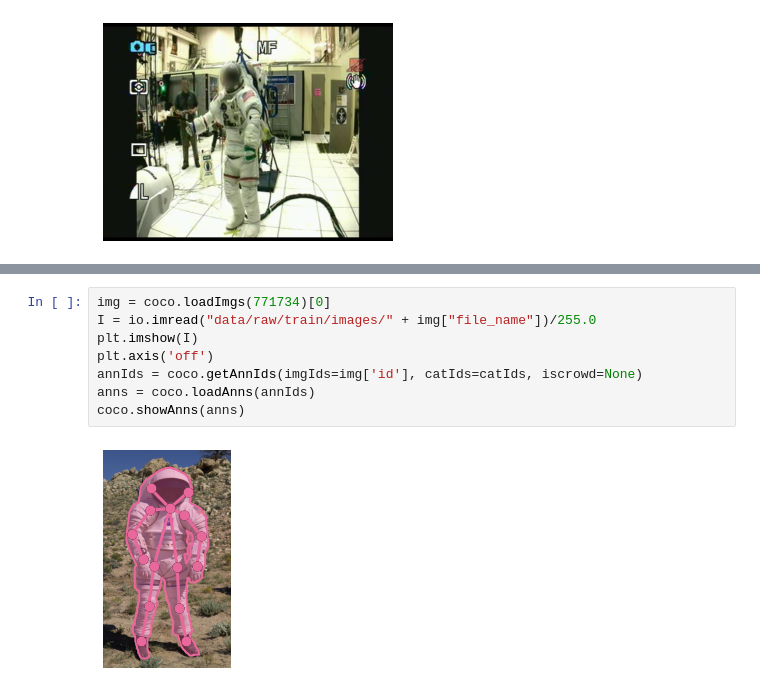
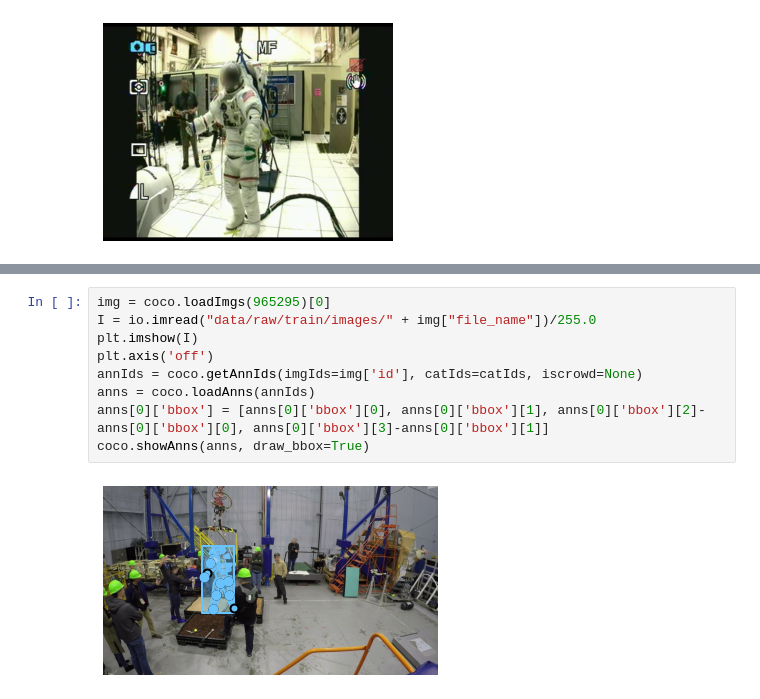
Before and after one commit to rasyidstat/spacesuit, a Jupyter notebook: notebook/00_starter.ipynb, the cells around one changed output, grey strips where cells are left out. Drawn from its saved outputs; the diff is of its cells as text.

Commit message:
Find a way to fix the bbox

```diff
--- a/notebook/00_starter.ipynb
+++ b/notebook/00_starter.ipynb
@@ -282,10 +345,11 @@ coco.showAnns(anns)
 # %%
-img = coco.loadImgs(771734)[0]
+img = coco.loadImgs(965295)[0]
 I = io.imread("data/raw/train/images/" + img["file_name"])/255.0
 plt.imshow(I)
 plt.axis('off')
 annIds = coco.getAnnIds(imgIds=img['id'], catIds=catIds, iscrowd=None)
 anns = coco.loadAnns(annIds)
-coco.showAnns(anns)
+anns[0]['bbox'] = [anns[0]['bbox'][0], anns[0]['bbox'][1], anns[0]['bbox'][2]-anns[0]['bbox'][0], anns[0]['bbox'][3]-anns[0]['bbox'][1]]
+coco.showAnns(anns, draw_bbox=True)
 # %% [output]
-[figure, old version]
+[figure, new version]
```
Also changed, not shown: parts of 18 cells of this notebook, 4 other files.
